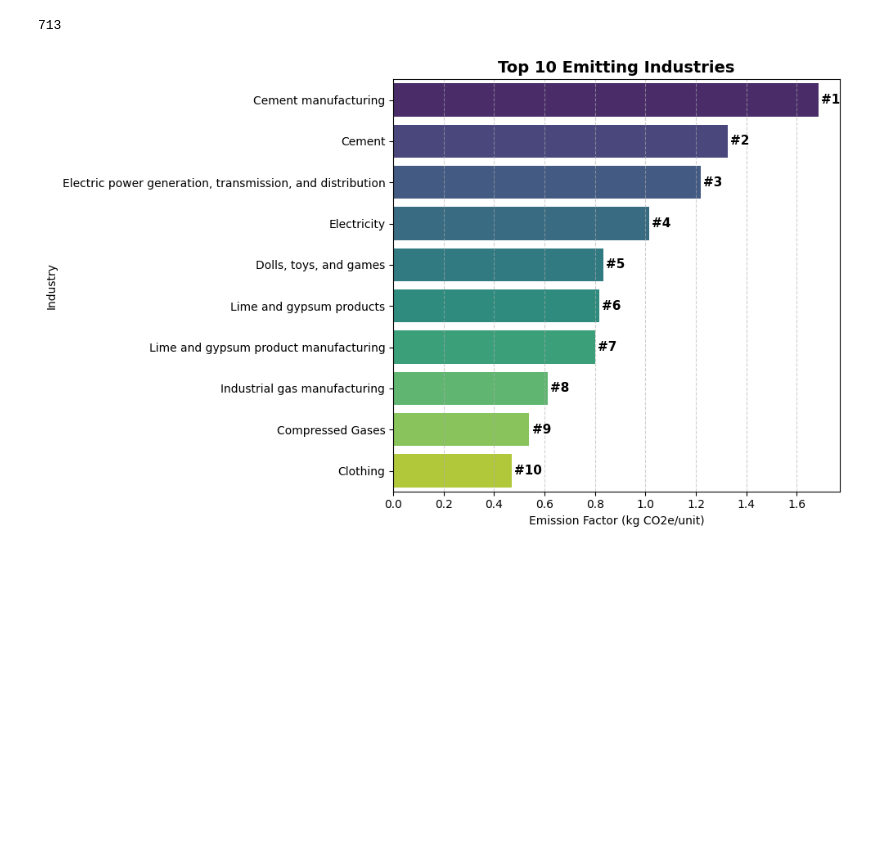
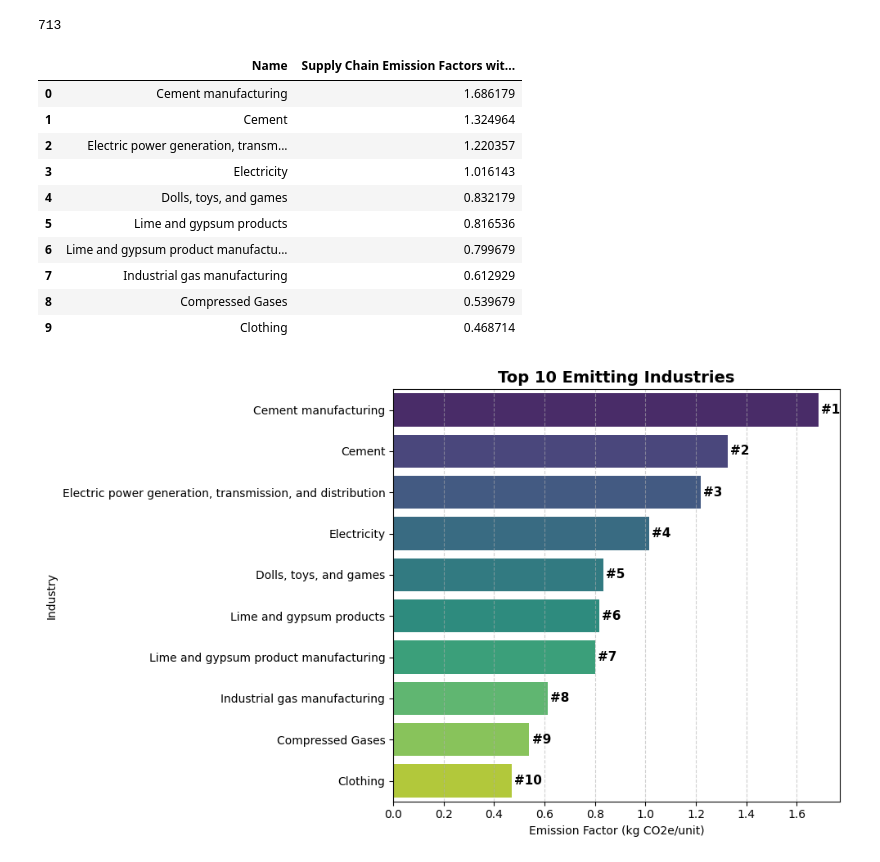
Before and after one commit to awhyshll/GHG_emission_prediction, a Jupyter notebook: doc.ipynb, the cells around one changed output. Saved outputs shown, nothing was run; the diff lists cells and outputs as text; code cells hidden in the pictures; blank space fills up the shorter version.

```diff
--- a/doc.ipynb
+++ b/doc.ipynb
@@ -331,6 +344,20 @@ top_emitters = df[['Name', 'Supply Chain Emission Factors with Margins']].groupb
 
 # Resetting index for better plotting
 top_emitters = top_emitters.reset_index()
+# %%
+top_emitters
+# %% [output]
+|  | Name | Supply Chain Emission Factors wit... |
+| 0 | Cement manufacturing | 1.686179 |
+| 1 | Cement | 1.324964 |
+| 2 | Electric power generation, transm... | 1.220357 |
+| 3 | Electricity | 1.016143 |
+| 4 | Dolls, toys, and games | 0.832179 |
+| 5 | Lime and gypsum products | 0.816536 |
+| 6 | Lime and gypsum product manufactu... | 0.799679 |
+| 7 | Industrial gas manufacturing | 0.612929 |
+| 8 | Compressed Gases | 0.539679 |
+| 9 | Clothing | 0.468714 |
 # %%
 # Plotting the top 10 emitting industries
 
```
Also changed, not shown: parts of 25 cells of this notebook, 5 other files.
